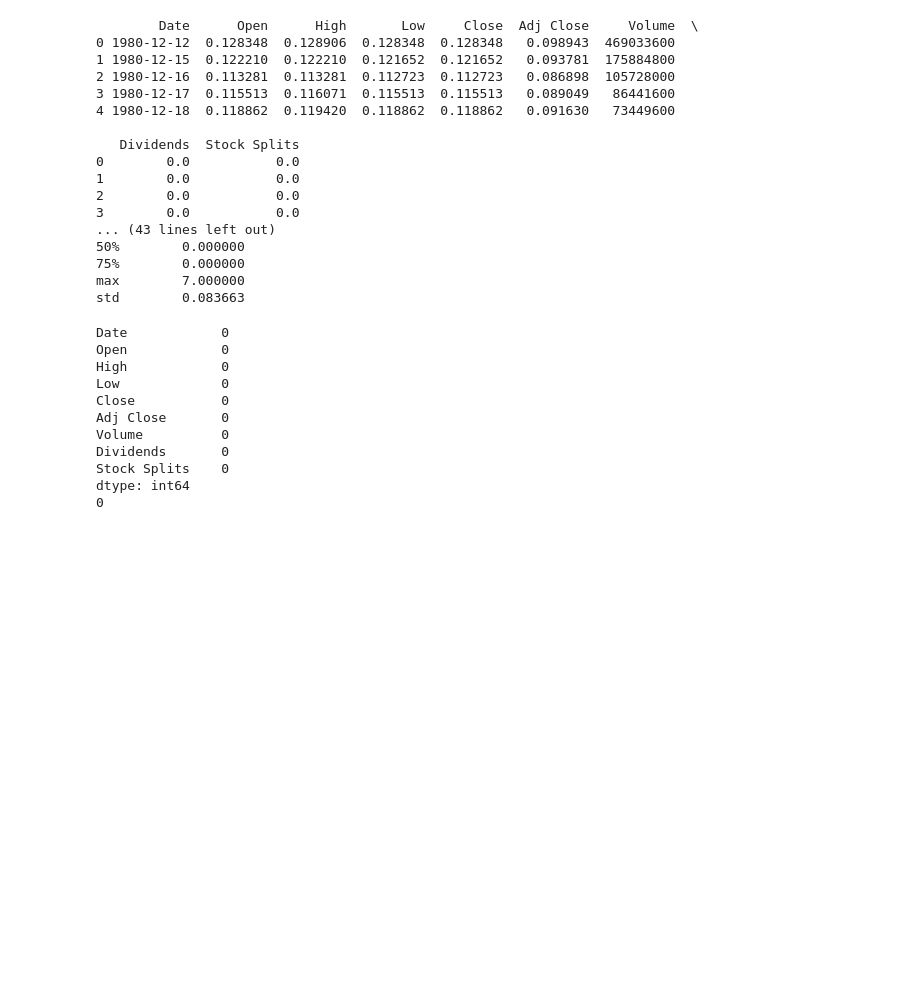
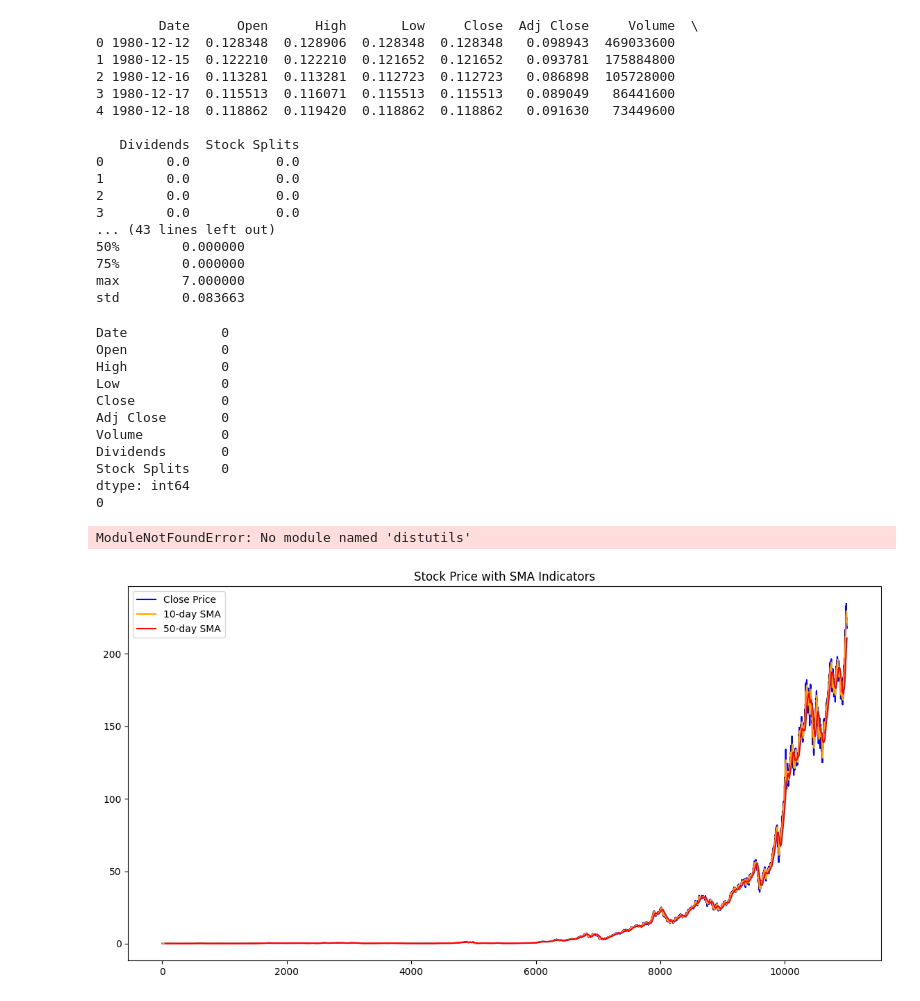
Before and after one commit to SaraFedlu/FinNews-Sentiment-Stock-Correlation-Analysis, a Jupyter notebook: notebooks/correlation_analysis.ipynb, the cells around one changed output. Drawn from its saved outputs; the diff is of its cells as text; code cells hidden in the pictures; blank space fills up the shorter version.

Commit message:
apply technical indicators with talib and change gitignore file

```diff
--- a/notebooks/correlation_analysis.ipynb
+++ b/notebooks/correlation_analysis.ipynb
@@ -66,3 +66,30 @@ df_stock['MACD'], df_stock['MACD_signal'], df_stock['MACD_hist'] = talib.MACD(
 df_stock['upper_band'], df_stock['middle_band'], df_stock['lower_band'] = talib.BBANDS(
     df_stock['Close'], timeperiod=20, nbdevup=2, nbdevdn=2, matype=0
 )
+# %%
+import pynance as pn
+
+# Load stock data using PyNance
+ticker = 'AAPL'
+stock = pn.data.get(ticker, start='2020-01-01', end='2024-01-01')
+
+# Calculate daily returns
+stock['daily_return'] = stock['Close'].pct_change()
+
+# Calculate cumulative returns
+stock['cumulative_return'] = (1 + stock['daily_return']).cumprod()
+
+# Print financial metrics
+print(stock.head())
+# %% [output]
+ModuleNotFoundError: No module named 'distutils'
+# %%
+plt.figure(figsize=(14, 7))
+plt.plot(df_stock.index, df_stock['Close'], label='Close Price', color='blue')
+plt.plot(df_stock.index, df_stock['SMA_10'], label='10-day SMA', color='orange')
+plt.plot(df_stock.index, df_stock['SMA_50'], label='50-day SMA', color='red')
+plt.title('Stock Price with SMA Indicators')
+plt.legend()
+plt.show()
+# %% [output]
+[figure, added]
```
Also changed, not shown: parts of 4 cells of this notebook, 1 other file.
